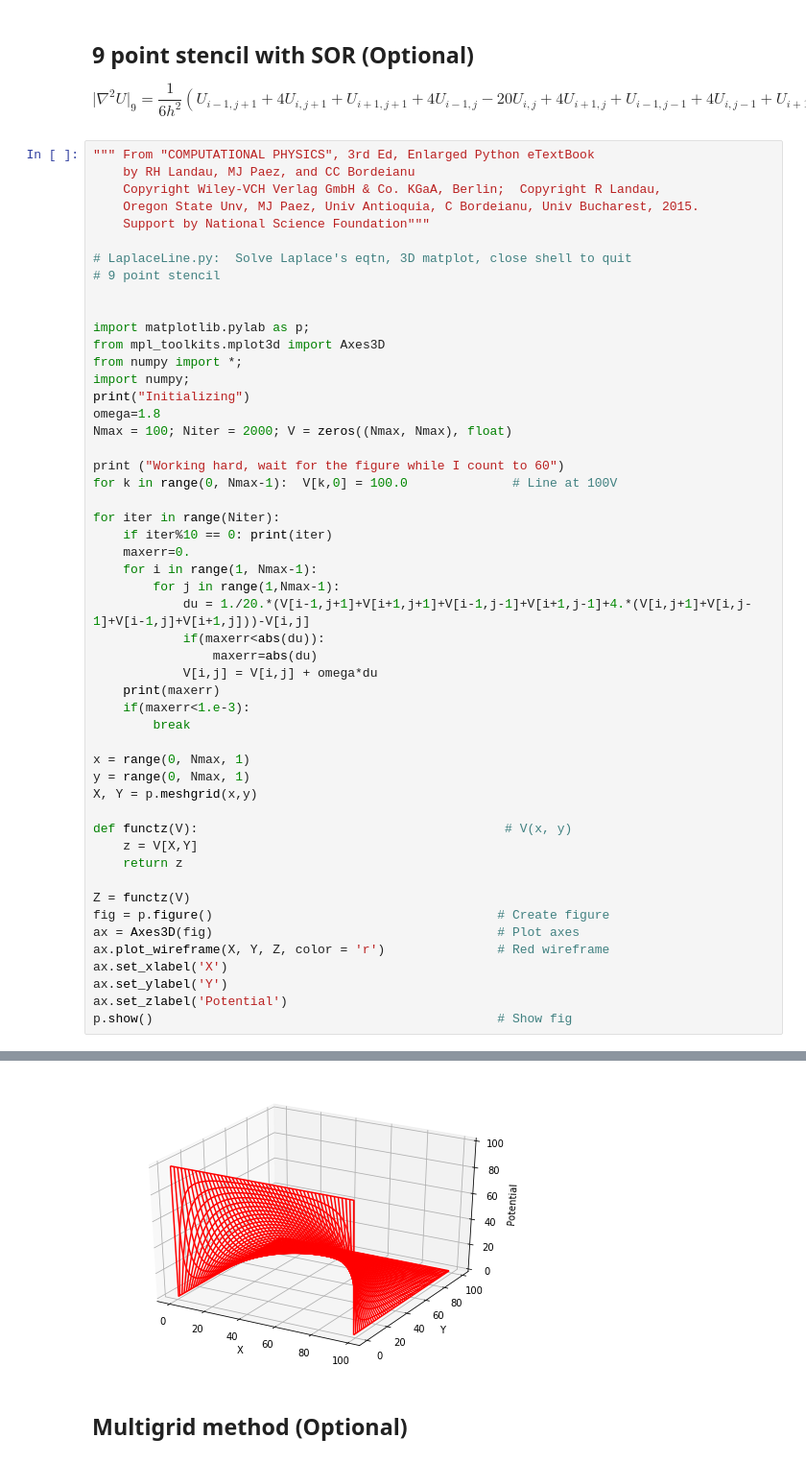
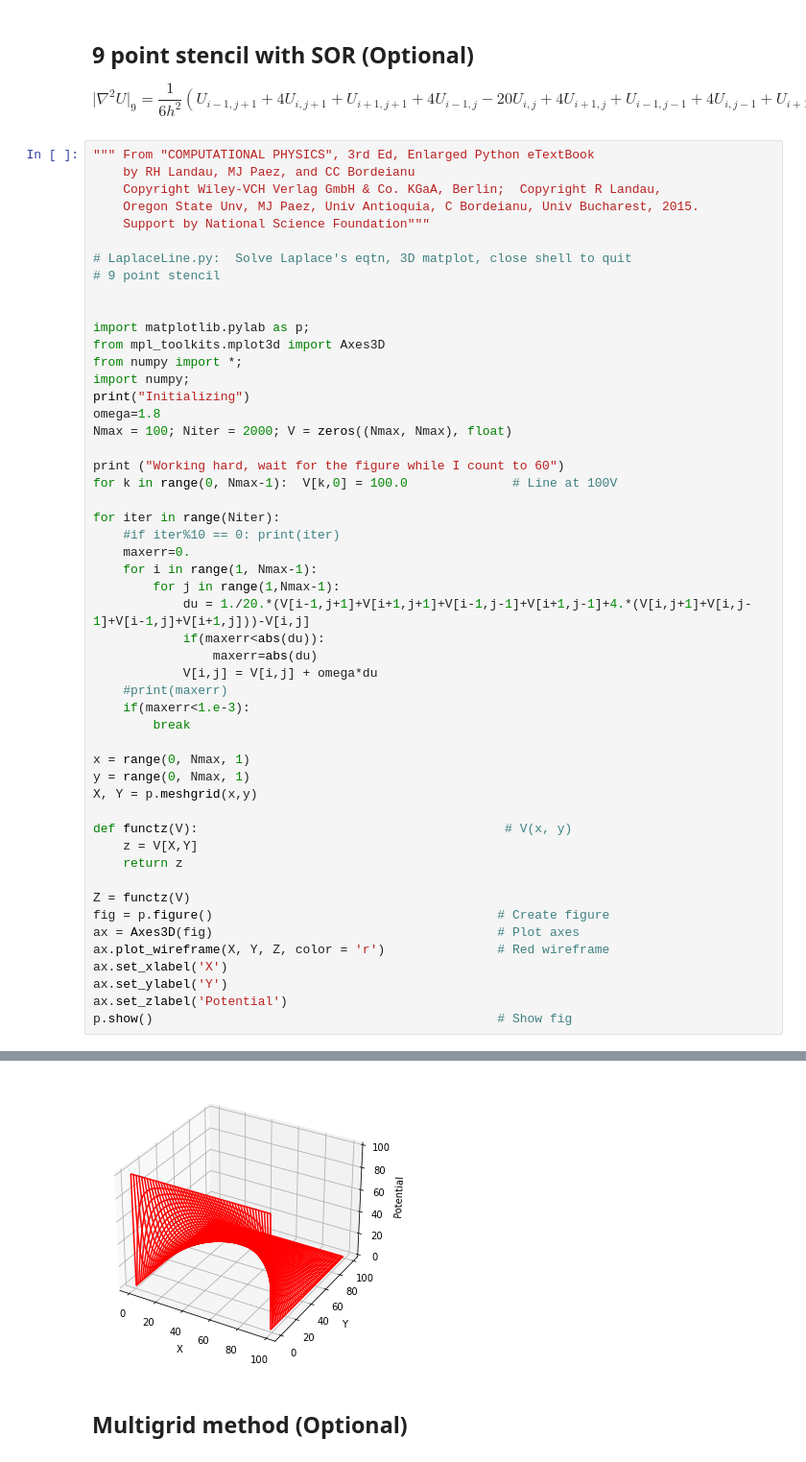
Before and after one commit to grahaa14/computational-physics-class-404-604-Spring-2022, a Jupyter notebook: Lect11-pre.ipynb, the cells around one changed output, grey strips where cells are left out. Shown at 96% size. Drawn from its saved outputs; the diff is of its cells as text.

```diff
--- a/Lect11-pre.ipynb
+++ b/Lect11-pre.ipynb
@@ -249,7 +249,7 @@ print ("Working hard, wait for the figure while I count to 60")
 for k in range(0, Nmax-1):  V[k,0] = 100.0              # Line at 100V
 
 for iter in range(Niter):
-    if iter%10 == 0: print(iter)
+    #if iter%10 == 0: print(iter)
     maxerr=0.
     for i in range(1, Nmax-1):
         for j in range(1,Nmax-1):
@@ -257,7 +257,7 @@ for iter in range(Niter):
             if(maxerr<abs(du)):
                 maxerr=abs(du)
             V[i,j] = V[i,j] + omega*du
-    print(maxerr)
+    #print(maxerr)
     if(maxerr<1.e-3):
         break
 
@@ -298,4 +283,4 @@ Working hard, wait for the figure while I count to 60
-[figure, old version]
+[figure, new version]
 # %% [markdown]
 ## Multigrid method (Optional)
 # %%
```
Also changed, not shown: parts of 1 cell of this notebook.
